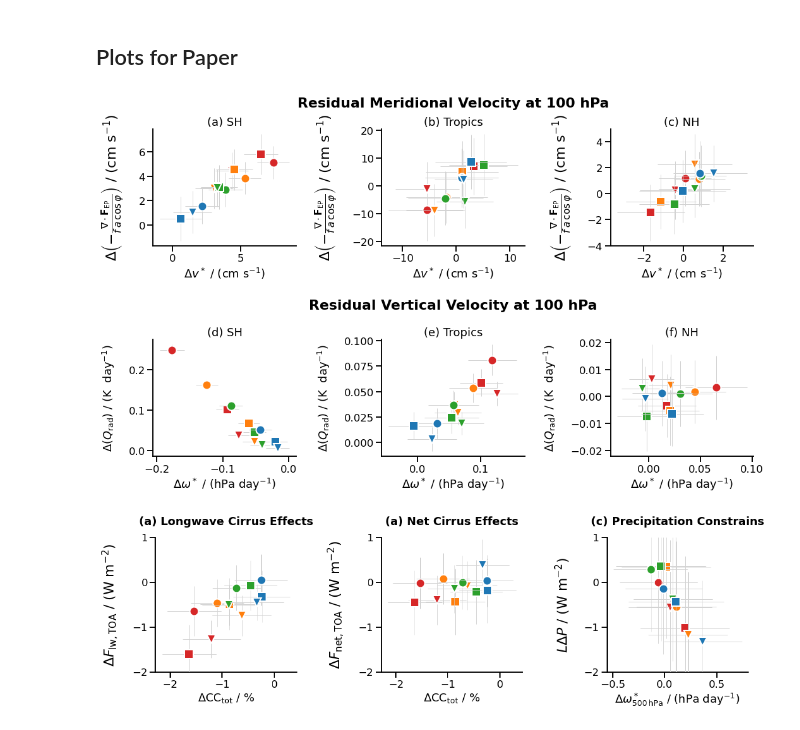
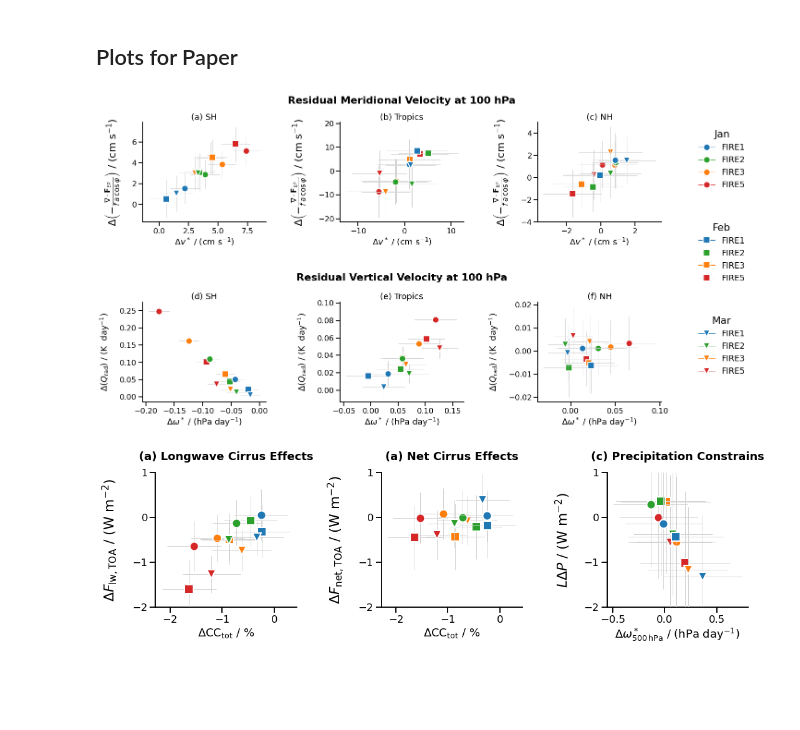
Before and after one commit to fsenf/nbook.2022-11_WiFi-AUS_Circ-Feedbacks, a Jupyter notebook: nbooks/09-Residual-Circulation-at-100hPa.ipynb, the cells around one changed output. Cells and saved outputs as stored; diff of their text form; code cells hidden in the pictures; blank space fills up the shorter version.

Commit message:
style update for all figures: semi-final

```diff
--- a/nbooks/09-Residual-Circulation-at-100hPa.ipynb
+++ b/nbooks/09-Residual-Circulation-at-100hPa.ipynb
@@ -488,7 +488,7 @@ def plot_vars_against_eachother(vname1, vname2, print_correlation = False, add_n
                     axs[k].errorbar( d1mean, d2mean, xerr = d1conf, yerr = d2conf,
                                  ecolor = 'lightgray', markersize = 14, mec = 'w',  mew = 2,
                                  color = colors[i], marker = symbols[j], lw = 1.,
-                                 zorder = 10 - i)
+                                 zorder = 10 - i, label = mode)
 
                 if add_nudged:
                     d1n = d1ens.sel(stats = vartype1_nudged, latrange = latrange)
@@ -614,36 +614,53 @@ def nicify( xlabel = None, ylabel = None, title = None, ylab_size = 22, axs = No
 # %% [markdown]
 ## Plots for Paper
 # %%
-fig, axs = plt.subplots( ncols = 3, nrows = 2, figsize = (22,12))
+fig, axs = plt.subplots( ncols = 3, nrows = 2, figsize = (26,14))
+plt.subplots_adjust( right = 0.8)
 
 
 #####################################################
 title = 'Residual Meridional Velocity at 100 hPa'
 #####################################################
 
 plot_vars_against_eachother( 'vs_100', 'EPF_scaled100',  rangelabels = rangelabels, sharex = False, sharey = False, add_nudged = False,
                              scale1 = 1e2, scale2 = 1e2, axs = axs[0,:])
 #plt.gcf().subplots_adjust( wspace = 1.0)
 
 nicify( xlabel = '$\Delta v^*$ / (cm s${}^{-1}$)',
         ylabel = r'$\Delta \left(-\frac{\nabla\cdot\mathbf{F}_\mathrm{EP}}{f\;a\,\cos\varphi} \right)$ / (cm s${}^{-1}$)', axs = axs[0,:] )
 plt.figtext(0.5, 0.84, title, fontsize = 22, fontweight = 'bold', ha = 'center' )
 
 
 #####################################################
 title = 'Residual Vertical Velocity at 100 hPa'
 #####################################################
 
 plot_vars_against_eachother( 'oms_100', 'rhs_100',  rangelabels = rangelabels,sharex = False, sharey = False, add_nudged = False,
                              scale1 = 1e-2 * day, axs = axs[1,:], iabc = 3 )
 #plt.gcf().subplots_adjust( wspace = 1.0)
 
 nicify( xlabel = '$\Delta\omega^*$ / (hPa day${}^{-1}$)', ylabel = r'$\Delta\left(Q_\mathrm{rad}\right)$ / (K  day${}^{-1}$)',  ylab_size = 18, axs = axs[1,:] )
-plt.figtext(0.5, 0.47, title, fontsize = 22, fontweight = 'bold', ha = 'center' )
+plt.figtext(0.5, 0.46, title, fontsize = 22, fontweight = 'bold', ha = 'center' )
+
+
+allhandles, alllabels = axs[0,0].get_legend_handles_labels()
+
+for m, month in enumerate(['Jan', 'Feb', 'Mar']):
+
+    axl = fig.add_axes([0.82, 0.62 - 0.2*m, 0.1, 0.2])
+    m1 = 4*m
+    m2 = 4*(m+1)
+    handles = allhandles[m1: m2]
+    labels  = alllabels[m1: m2]
+
+    nlabels = plot.standardize_firenames( labels )
+    axl.legend(handles, nlabels, loc = 'center',  ncol=1, fontsize = 18, title = month, title_fontproperties = {'weight':'normal', 'size': 22} )
+    axl.axis('off')
+
 
 plt.savefig('../pics/res-circ-at-100hPa.png', dpi = 600)
 # %% [output]
-[figure, old version]
+[figure, new version]
 # %%
 dbase = dave.copy()
 # %%
```
Also changed, not shown: 8 other files.
